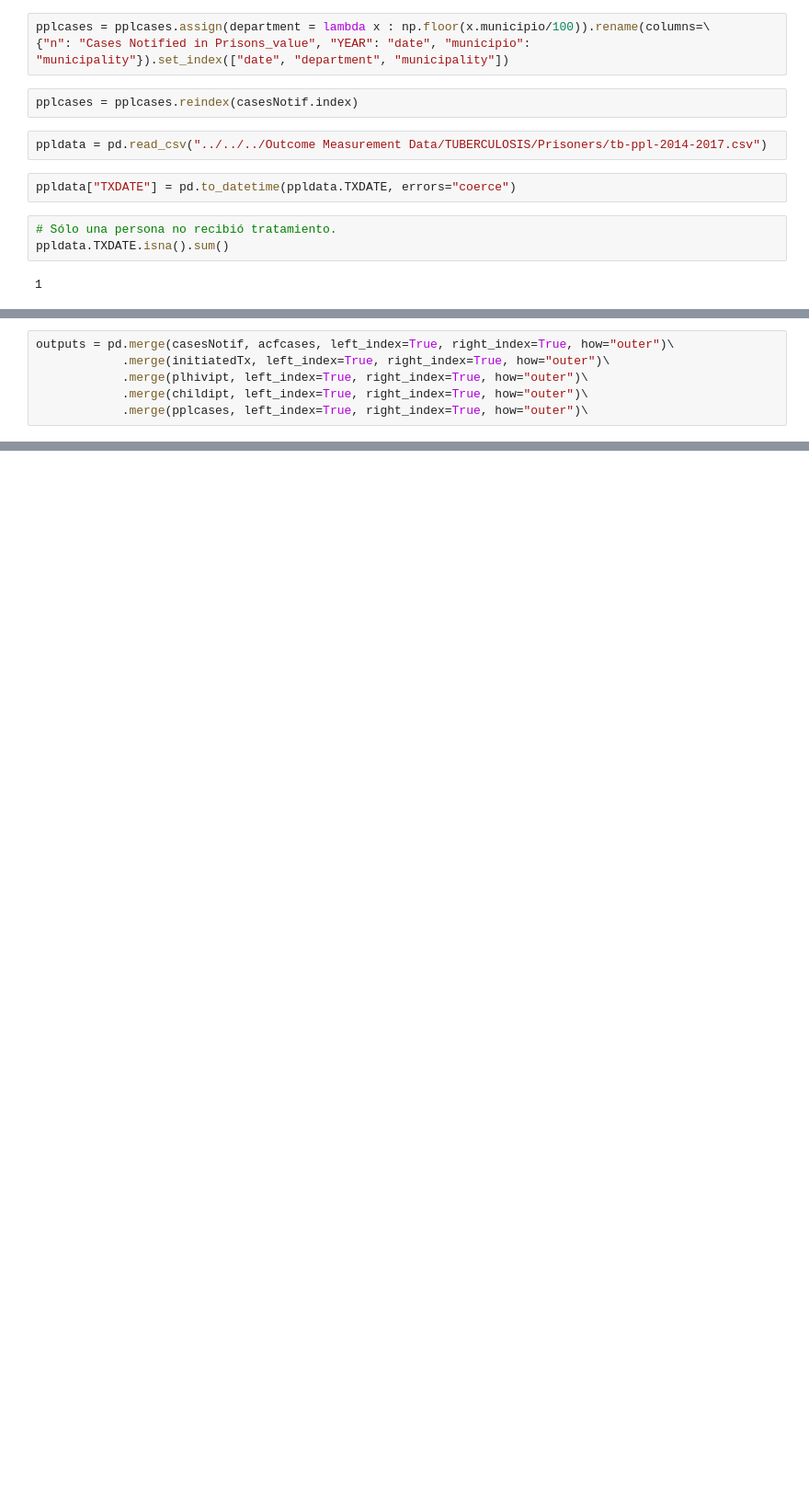
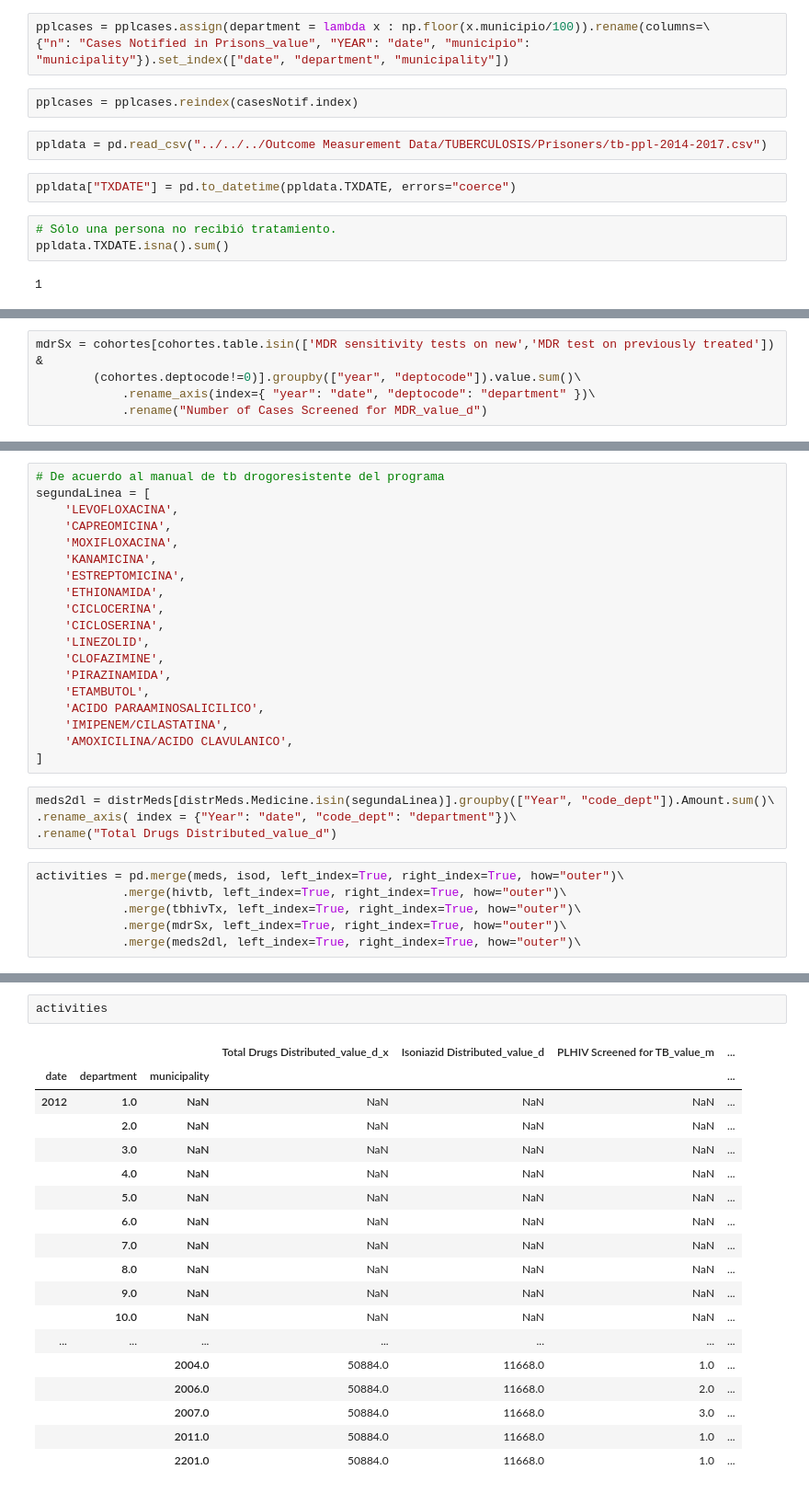
Before and after one commit to Guitlle/gf, a Jupyter notebook: impact_evaluation/gtm_tb/Prepare SEM data.ipynb, the cells around one changed output, grey strips where cells are left out. Shown at 92% size. Cells and saved outputs as stored; diff of their text form; blank space fills up the shorter version.

Commit message:
outputs and activities tables are ready

```diff
--- a/impact_evaluation/gtm_tb/Prepare SEM data.ipynb
+++ b/impact_evaluation/gtm_tb/Prepare SEM data.ipynb
@@ -108,0 +388,5 @@ ppldata.TXDATE.isna().sum()
+# %%
+mdrSx = cohortes[cohortes.table.isin(['MDR sensitivity tests on new','MDR test on previously treated']) &
+        (cohortes.deptocode!=0)].groupby(["year", "deptocode"]).value.sum()\
+            .rename_axis(index={ "year": "date", "deptocode": "department" })\
+            .rename("Number of Cases Screened for MDR_value_d")
@@ -109,6 +404,29 @@ ppldata.TXDATE.isna().sum()
+# %%
+# De acuerdo al manual de tb drogoresistente del programa
+segundaLinea = [
+    'LEVOFLOXACINA',
+    'CAPREOMICINA',
+    'MOXIFLOXACINA',
+    'KANAMICINA',
+    'ESTREPTOMICINA',
+    'ETHIONAMIDA',
+    'CICLOCERINA',
+    'CICLOSERINA',
+    'LINEZOLID',
+    'CLOFAZIMINE',
+    'PIRAZINAMIDA',
+    'ETAMBUTOL',
+    'ACIDO PARAAMINOSALICILICO',
+    'IMIPENEM/CILASTATINA',
+    'AMOXICILINA/ACIDO CLAVULANICO',
+]
+# %%
+meds2dl = distrMeds[distrMeds.Medicine.isin(segundaLinea)].groupby(["Year", "code_dept"]).Amount.sum()\
+.rename_axis( index = {"Year": "date", "code_dept": "department"})\
+.rename("Total Drugs Distributed_value_d")
 # %%
-outputs = pd.merge(casesNotif, acfcases, left_index=True, right_index=True, how="outer")\
-            .merge(initiatedTx, left_index=True, right_index=True, how="outer")\
-            .merge(plhivipt, left_index=True, right_index=True, how="outer")\
-            .merge(childipt, left_index=True, right_index=True, how="outer")\
-            .merge(pplcases, left_index=True, right_index=True, how="outer")\
+activities = pd.merge(meds, isod, left_index=True, right_index=True, how="outer")\
+            .merge(hivtb, left_index=True, right_index=True, how="outer")\
+            .merge(tbhivTx, left_index=True, right_index=True, how="outer")\
+            .merge(mdrSx, left_index=True, right_index=True, how="outer")\
+            .merge(meds2dl, left_index=True, right_index=True, how="outer")\
@@ -136,0 +433,21 @@ outputs
+# %%
+activities
+# %% [output]
+|  |  |  | Total Drugs Distributed_value_d_x | Isoniazid Distributed_value_d | PLHIV Screened for TB_value_m | ... |
+| date | department | municipality |  |  |  | ... |
+| 2012 | 1.0 | NaN | NaN | NaN | NaN | ... |
+|  | 2.0 | NaN | NaN | NaN | NaN | ... |
+|  | 3.0 | NaN | NaN | NaN | NaN | ... |
+|  | 4.0 | NaN | NaN | NaN | NaN | ... |
+|  | 5.0 | NaN | NaN | NaN | NaN | ... |
+|  | 6.0 | NaN | NaN | NaN | NaN | ... |
+|  | 7.0 | NaN | NaN | NaN | NaN | ... |
+|  | 8.0 | NaN | NaN | NaN | NaN | ... |
+|  | 9.0 | NaN | NaN | NaN | NaN | ... |
+|  | 10.0 | NaN | NaN | NaN | NaN | ... |
+| ... | ... | ... | ... | ... | ... | ... |
+|  |  | 2004.0 | 50884.0 | 11668.0 | 1.0 | ... |
+|  |  | 2006.0 | 50884.0 | 11668.0 | 2.0 | ... |
+|  |  | 2007.0 | 50884.0 | 11668.0 | 3.0 | ... |
+|  |  | 2011.0 | 50884.0 | 11668.0 | 1.0 | ... |
+|  |  | 2201.0 | 50884.0 | 11668.0 | 1.0 | ... |
```
Also changed, not shown: parts of 46 cells of this notebook.
